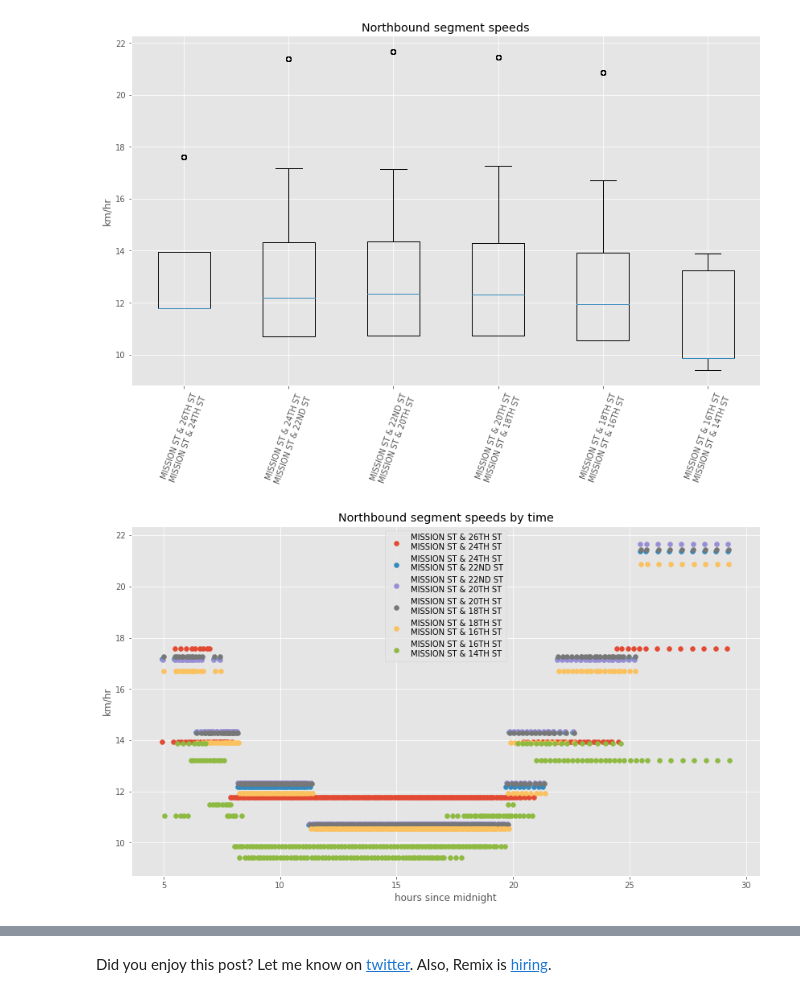
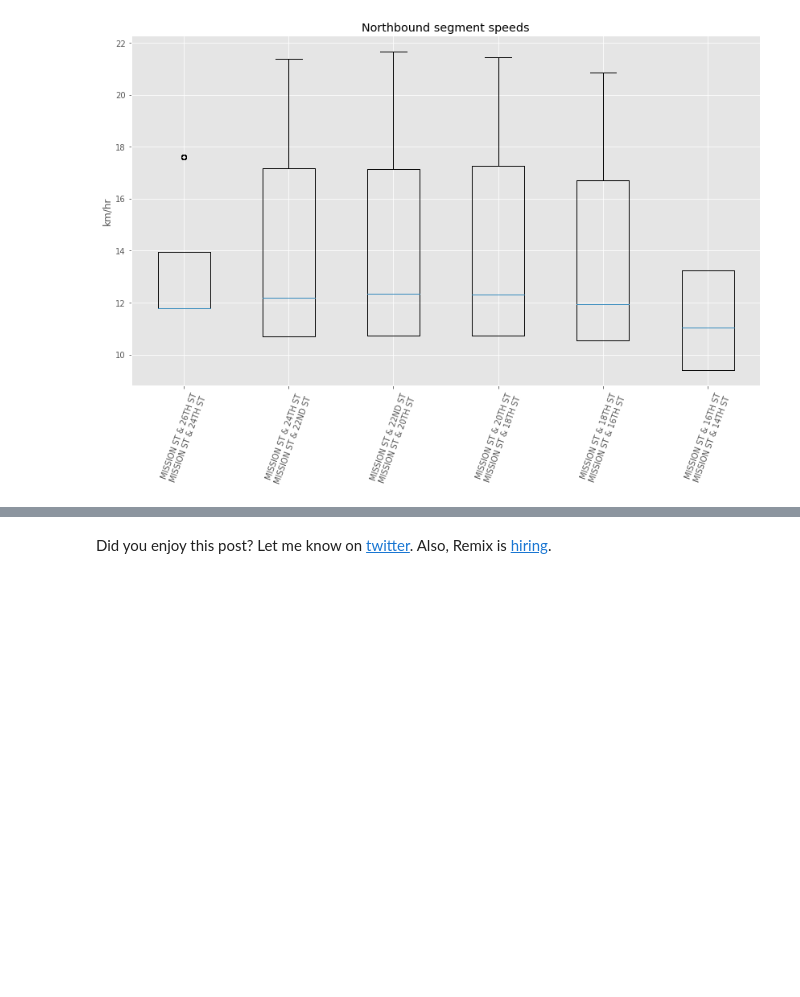
Before and after one commit to invisiblefunnel/learning, a Jupyter notebook: SFMTA — Mission Corridor Runtimes.ipynb, the cells around one changed output, grey strips where cells are left out. Cells and saved outputs as stored; diff of their text form; code cells hidden in the pictures; blank space fills up the shorter version.

Commit message:
Add runtimes graph
Also some cleanup.

```diff
--- a/SFMTA — Mission Corridor Runtimes.ipynb
+++ b/SFMTA — Mission Corridor Runtimes.ipynb
@@ -26,22 +27,28 @@ def label(k):
 dao = Dao()
 # http://transitfeeds.com/p/sfmta/60/20170629
 dao.load_gtfs("./data/SFMTA-mission-corridor.zip")
+# %%
+stop_fltr = Stop.stop_id.in_([
+    # Mission corridor stop_id's
+    '5547', '5551', '5553', '5557', '5561', '5565', '5567'
+])
+
+corridor = {s.stop_id for s in dao.stops(fltr=stop_fltr)}
+fltr = (
+    # Pick trips scheduled for a specific date
+    (CalendarDate.date=="2017-08-09")
+    & ((Route.route_short_name.in_(["14"])) & (Trip.direction_id=="1"))
+)
+
+def sort_corridor_start(t):
+    starts = [st.arrival_time for st in t.stop_times if st.stop_id in corridor]
+    return min(starts) if any(starts) else 1e6
+
+trips = list(sorted([
+    t for t in dao.trips(fltr=fltr)
+    if len(corridor) == sum(1 for st in t.stop_times if st.stop_id in corridor)
+], key=sort_corridor_start))
 # %%
-fltr = (
-    # Pick trips scheduled for a specific date
-    (CalendarDate.date=="2017-08-09")
-    & ((Route.route_short_name.in_(["14","49"])) & (Trip.direction_id=="1"))
-)
-
-trips = list(dao.trips(fltr=fltr))
-
-stop_fltr = Stop.stop_id.in_([
-    # Mission corridor stop_id's
-    '5547', '5551', '5553', '5557', '5561', '5565', '5567'
-])
-
-corridor = {s.stop_id for s in dao.stops(fltr=stop_fltr)}
-
 runtimes = defaultdict(lambda: defaultdict(list))
 for trip in trips:
     for a, b in pairwise(st for st in trip.stop_times if st.stop_id in corridor):
@@ -52,28 +59,22 @@ for trip in trips:
         kph = (meters / 1000.) / (seconds / 60. / 60.)
         key = (a.stop_id, b.stop_id)
         runtimes[key]['t'].append(atime)
+        runtimes[key]['delta'].append(seconds)
         runtimes[key]['kph'].append(kph)
 
 keys = list(sorted(runtimes.keys(), key=lambda k: min(runtimes[k]['t'])))
+labels = [label(k) for k in keys]
 
-plt.figure(figsize=(14,8))
-plt.title("Northbound segment speeds")
-plt.boxplot([np.array(runtimes[key]['kph']) for key in keys])
-plt.ylabel("km/hr")
-plt.xticks(list(range(1, len(keys) + 1)),
-           list(map(label, keys)),
-           rotation=70)
-
-plt.figure(figsize=(14,8))
-plt.title("Northbound segment speeds by time")
-plt.ylabel("km/hr")
-plt.xlabel("hours since midnight")
-for key in keys:
-    hours = np.array(runtimes[key]['t']) / 60. / 60.
-    plt.scatter(hours, runtimes[key]['kph'])
-plt.legend([label(key) for key in keys], loc=9)
-
-plt.show()
+kphs = [np.array(runtimes[key]['kph']) for key in keys]
+deltas = [np.array(runtimes[key]['delta']) for key in keys]
-# %% [output]
-[figure, removed]
-[figure, removed]
+# %%
+plt.figure(figsize=(14,8))
+plt.title("Northbound segment speeds")
+plt.boxplot(kphs)
+plt.ylabel("km/hr")
+plt.xticks(list(range(1, len(keys) + 1)),
+           labels,
+           rotation=70)
+plt.show()
+# %% [output]
+[figure, added]
```
Also changed, not shown: parts of 3 cells of this notebook.
